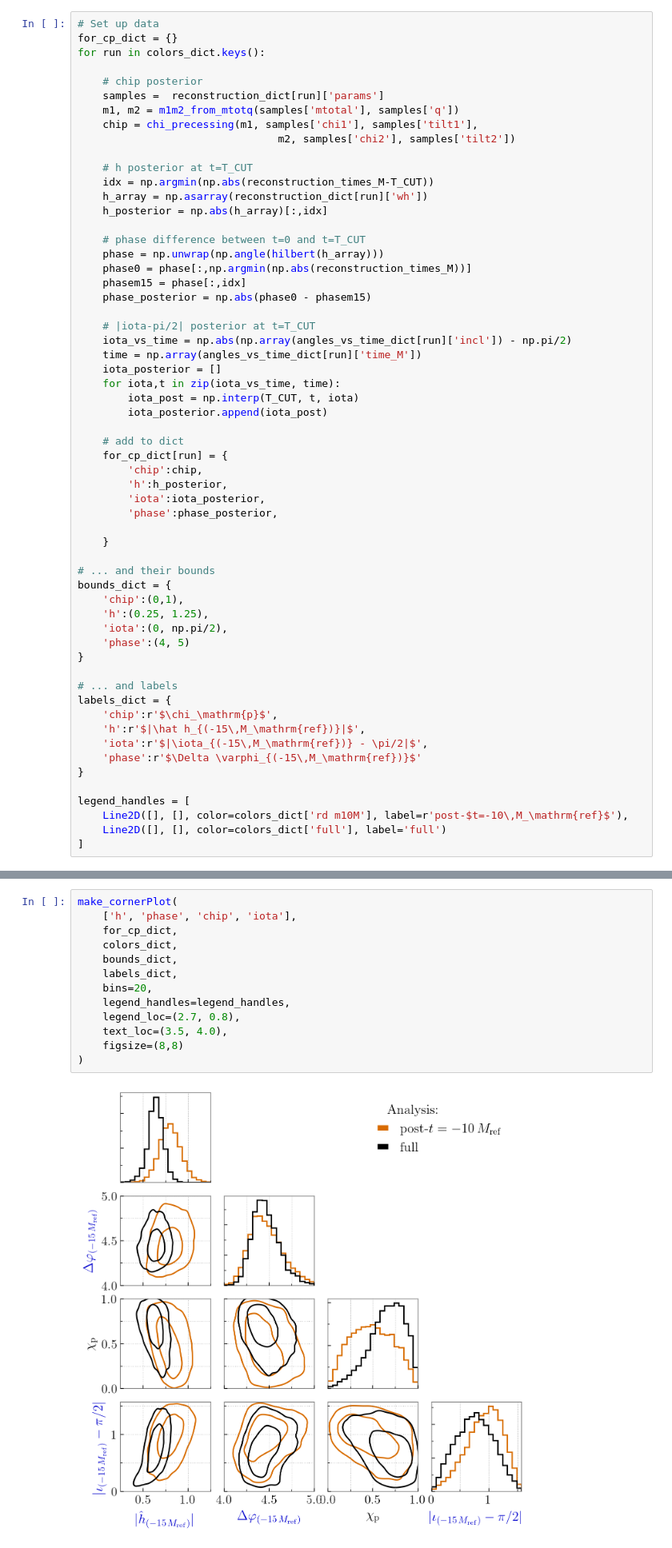
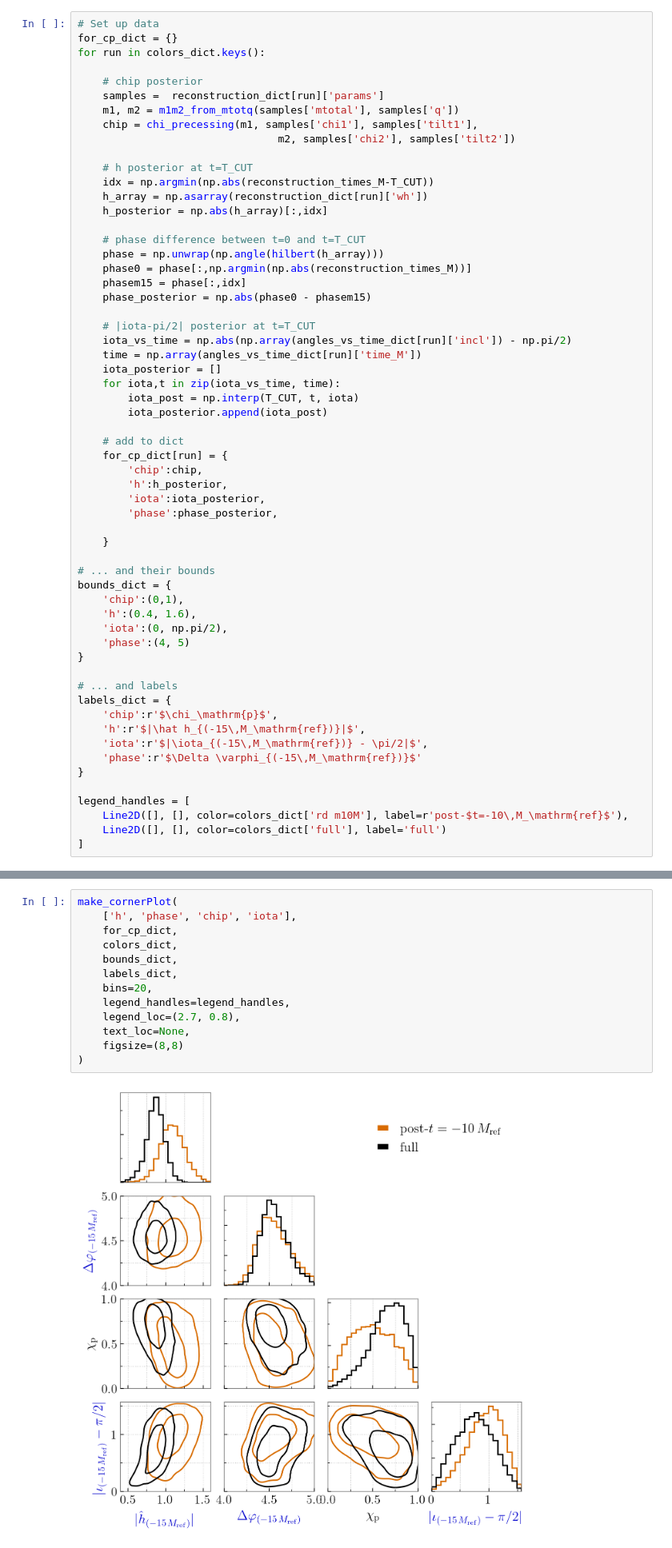
Before and after one commit to simonajmiller/gw190521-timedomain-release, a Jupyter notebook: figures/figure_02.ipynb, the cells around one changed output, grey strips where cells are left out. Shown at 80% size. Cells and saved outputs as stored; diff of their text form.

```diff
--- a/figures/figure_02.ipynb
+++ b/figures/figure_02.ipynb
@@ -403,7 +403,7 @@ for run in colors_dict.keys():
 # ... and their bounds
 bounds_dict = {
     'chip':(0,1),
-    'h':(0.25, 1.25),
+    'h':(0.4, 1.6),
     'iota':(0, np.pi/2),
     'phase':(4, 5)
 }
@@ -460,15 +460,15 @@ Including $\Delta\varphi$
 # %%
 make_cornerPlot(
     ['h', 'phase', 'chip', 'iota'],
     for_cp_dict,
     colors_dict,
     bounds_dict,
     labels_dict,
     bins=20,
     legend_handles=legend_handles,
     legend_loc=(2.7, 0.8),
-    text_loc=(3.5, 4.0),
+    text_loc=None,
     figsize=(8,8)
 )
 # %% [output]
-[figure, old version]
+[figure, new version]
```
Also changed, not shown: parts of 5 cells of this notebook, 11 other files.
